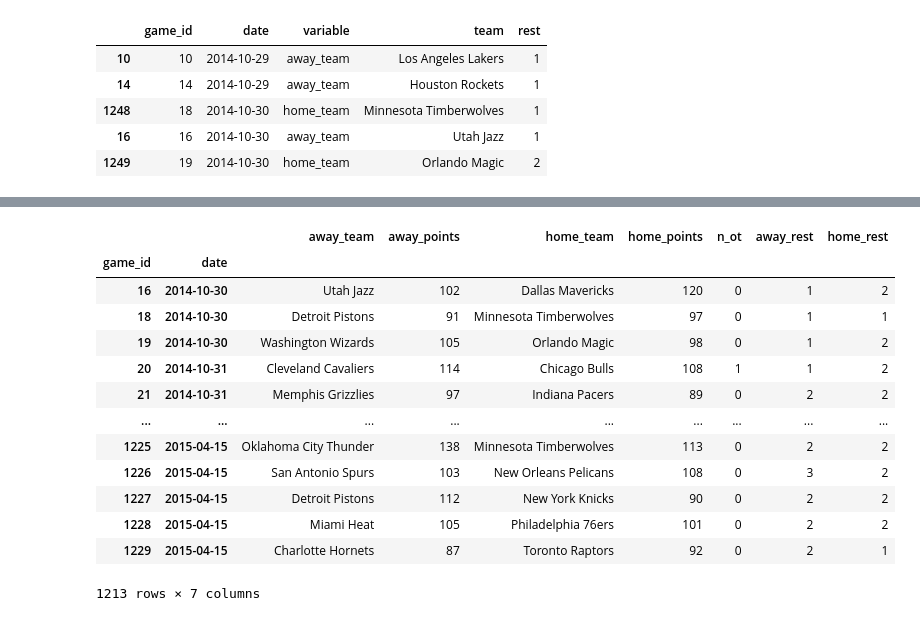
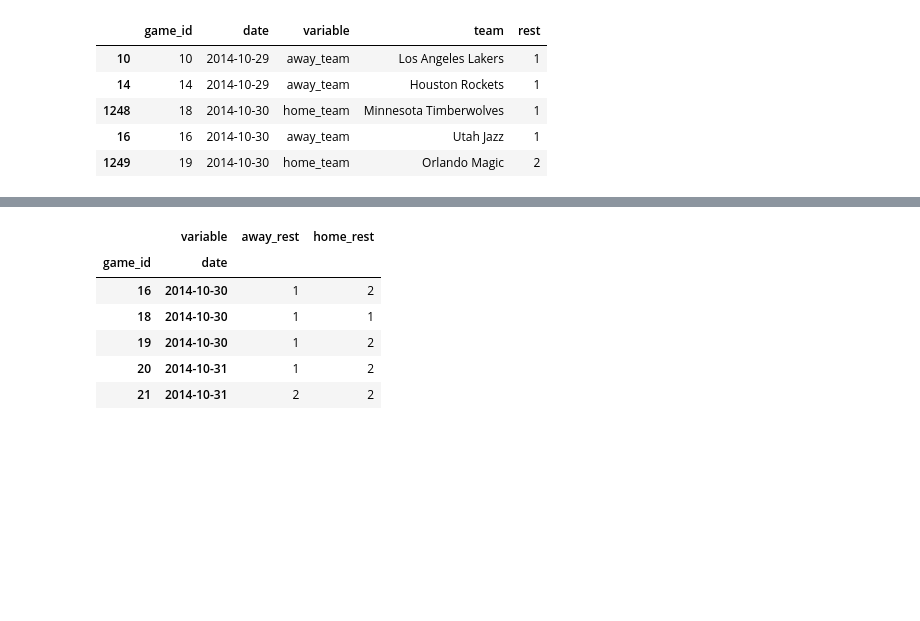
Before and after one commit to TomAugspurger/PyDataSeattle, a Jupyter notebook: notebooks/Tidy Data.ipynb, the cells around one changed output, grey strips where cells are left out. Cells and saved outputs as stored; diff of their text form; code cells hidden in the pictures; blank space fills up the shorter version.

```diff
--- a/notebooks/Tidy Data.ipynb
+++ b/notebooks/Tidy Data.ipynb
@@ -101,21 +76,14 @@ messy
 un = pd.pivot_table(m, values='rest', index=['game_id', 'date'], columns='variable').rename(
     columns={'away_team': 'away_rest', 'home_team': 'home_rest'}
 )
-# %%
-pd.concat([games, un], axis=1).dropna()
-# %% [output]
-|  |  | away_team | away_points | home_team | home_points | n_ot | away_rest | home_rest |
-| game_id | date |  |  |  |  |  |  |  |
-| 16 | 2014-10-30 | Utah Jazz | 102 | Dallas Mavericks | 120 | 0 | 1 | 2 |
-| 18 | 2014-10-30 | Detroit Pistons | 91 | Minnesota Timberwolves | 97 | 0 | 1 | 1 |
-| 19 | 2014-10-30 | Washington Wizards | 105 | Orlando Magic | 98 | 0 | 1 | 2 |
-| 20 | 2014-10-31 | Cleveland Cavaliers | 114 | Chicago Bulls | 108 | 1 | 1 | 2 |
-| 21 | 2014-10-31 | Memphis Grizzlies | 97 | Indiana Pacers | 89 | 0 | 2 | 2 |
-| ... | ... | ... | ... | ... | ... | ... | ... | ... |
-| 1225 | 2015-04-15 | Oklahoma City Thunder | 138 | Minnesota Timberwolves | 113 | 0 | 2 | 2 |
-| 1226 | 2015-04-15 | San Antonio Spurs | 103 | New Orleans Pelicans | 108 | 0 | 3 | 2 |
-| 1227 | 2015-04-15 | Detroit Pistons | 112 | New York Knicks | 90 | 0 | 2 | 2 |
-| 1228 | 2015-04-15 | Miami Heat | 105 | Philadelphia 76ers | 101 | 0 | 2 | 2 |
-| 1229 | 2015-04-15 | Charlotte Hornets | 87 | Toronto Raptors | 92 | 0 | 2 | 1 |
-1213 rows × 7 columns
+# %%
+un.dropna().head()
+# %% [output]
+|  | variable | away_rest | home_rest |
+| game_id | date |  |  |
+| 16 | 2014-10-30 | 1 | 2 |
+| 18 | 2014-10-30 | 1 | 1 |
+| 19 | 2014-10-30 | 1 | 2 |
+| 20 | 2014-10-31 | 1 | 2 |
+| 21 | 2014-10-31 | 2 | 2 |
 # %%
```
Also changed, not shown: parts of 10 cells of this notebook, 16 other files.
